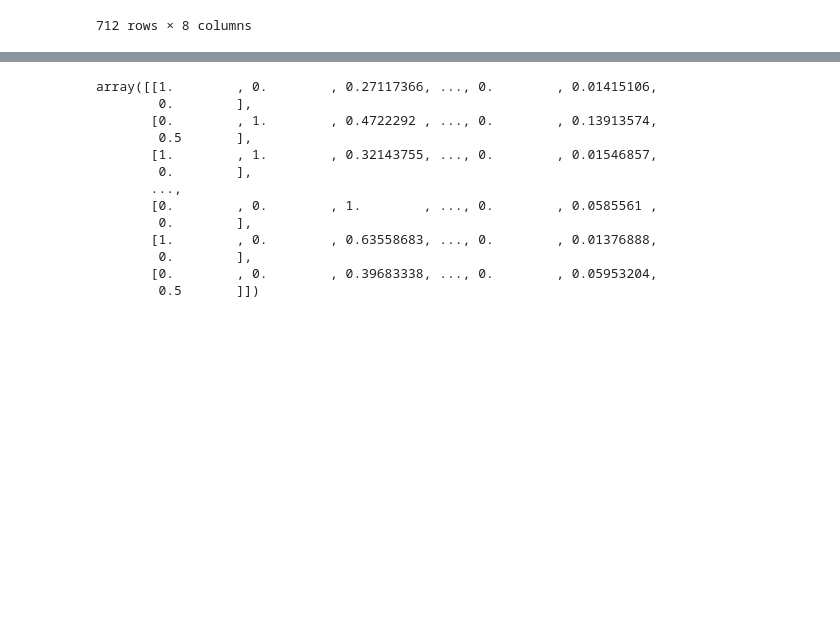
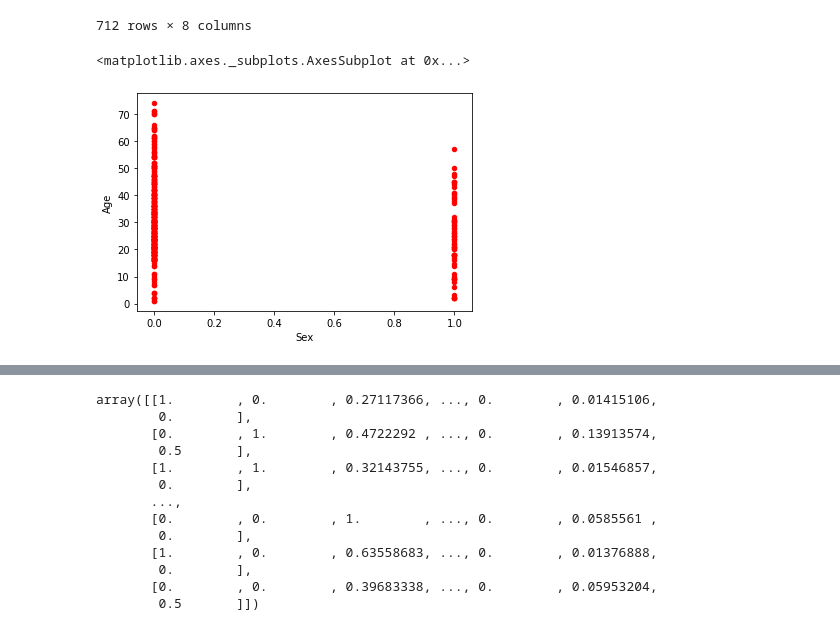
Before and after one commit to komi24/PythonBNP02122020, a Jupyter notebook: Titanic.ipynb, the cells around one changed output, grey strips where cells are left out. Cells and saved outputs as stored; diff of their text form; code cells hidden in the pictures; blank space fills up the shorter version.

```diff
--- a/Titanic.ipynb
+++ b/Titanic.ipynb
@@ -21,3 +21,12 @@ df
 | 889 | 1 | 1 | 0 | 26.0 | 0 | 0 | 30.0000 | 1 |
 | 890 | 0 | 3 | 0 | 32.0 | 0 | 0 | 7.7500 | 2 |
 712 rows × 8 columns
+# %%
+survivors = df[df["Survived"] == 1]
+casualties = df[df["Survived"] == 0]
+
+casualties.plot.scatter("Sex", "Age", c="r")
+# survivors.plot.scatter("Sex", "Age", c="g")
+# %% [output]
+<matplotlib.axes._subplots.AxesSubplot at 0x...>
+[figure, added]
```
Also changed, not shown: parts of 8 cells of this notebook, 18 other files.
